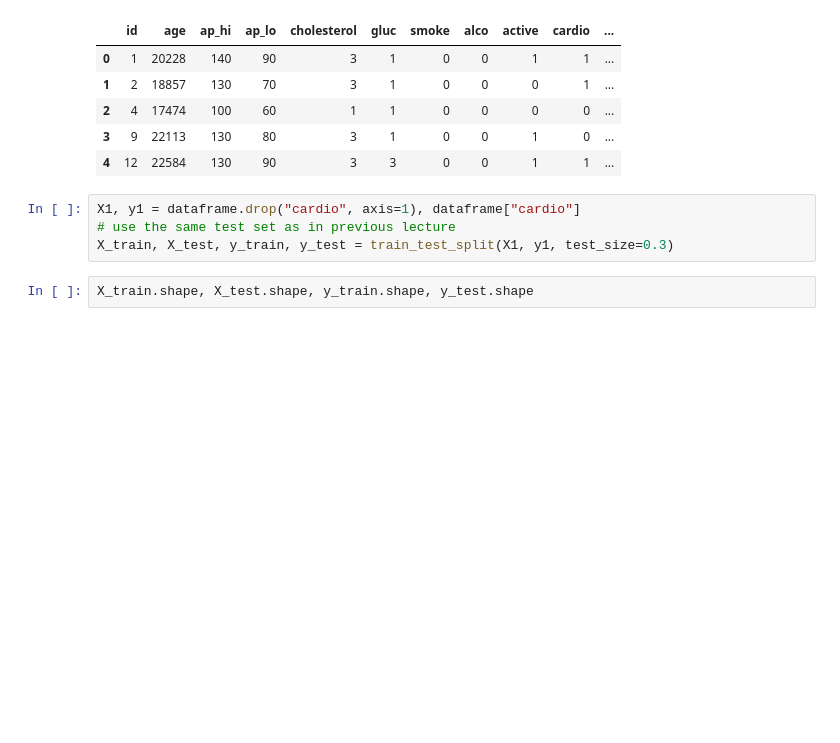
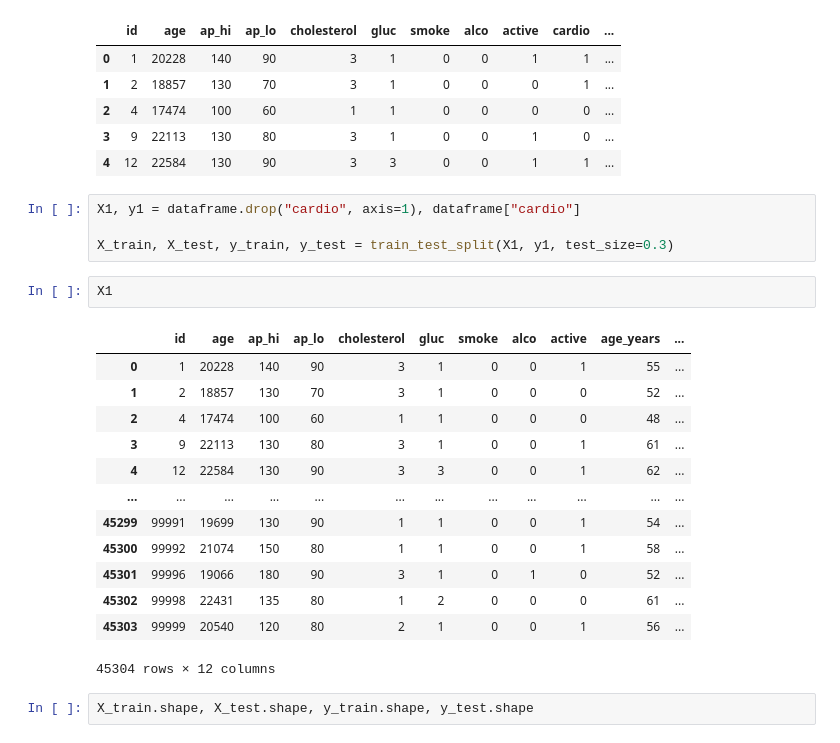
Before and after one commit to CyrilleKolle/cardiovascular_labb, a Jupyter notebook: code/voting_classifier.ipynb, the cells around one changed output. Drawn from its saved outputs; the diff is of its cells as text; blank space fills up the shorter version.

```diff
--- a/code/voting_classifier.ipynb
+++ b/code/voting_classifier.ipynb
@@ -31,8 +31,24 @@ dataframe.head()
 | 4 | 12 | 22584 | 130 | 90 | 3 | 3 | 0 | 0 | 1 | 1 | ... |
 # %%
 X1, y1 = dataframe.drop("cardio", axis=1), dataframe["cardio"]
-# use the same test set as in previous lecture
+
 X_train, X_test, y_train, y_test = train_test_split(X1, y1, test_size=0.3)
+# %%
+X1
+# %% [output]
+|  | id | age | ap_hi | ap_lo | cholesterol | gluc | smoke | alco | active | age_years | ... |
+| 0 | 1 | 20228 | 140 | 90 | 3 | 1 | 0 | 0 | 1 | 55 | ... |
+| 1 | 2 | 18857 | 130 | 70 | 3 | 1 | 0 | 0 | 0 | 52 | ... |
+| 2 | 4 | 17474 | 100 | 60 | 1 | 1 | 0 | 0 | 0 | 48 | ... |
+| 3 | 9 | 22113 | 130 | 80 | 3 | 1 | 0 | 0 | 1 | 61 | ... |
+| 4 | 12 | 22584 | 130 | 90 | 3 | 3 | 0 | 0 | 1 | 62 | ... |
+| ... | ... | ... | ... | ... | ... | ... | ... | ... | ... | ... | ... |
+| 45299 | 99991 | 19699 | 130 | 90 | 1 | 1 | 0 | 0 | 1 | 54 | ... |
+| 45300 | 99992 | 21074 | 150 | 80 | 1 | 1 | 0 | 0 | 1 | 58 | ... |
+| 45301 | 99996 | 19066 | 180 | 90 | 3 | 1 | 0 | 1 | 0 | 52 | ... |
+| 45302 | 99998 | 22431 | 135 | 80 | 1 | 2 | 0 | 0 | 0 | 61 | ... |
+| 45303 | 99999 | 20540 | 120 | 80 | 2 | 1 | 0 | 0 | 1 | 56 | ... |
+45304 rows × 12 columns
 # %%
 X_train.shape, X_test.shape, y_train.shape, y_test.shape
 # %% [output]
```
Also changed, not shown: 8 other files.
